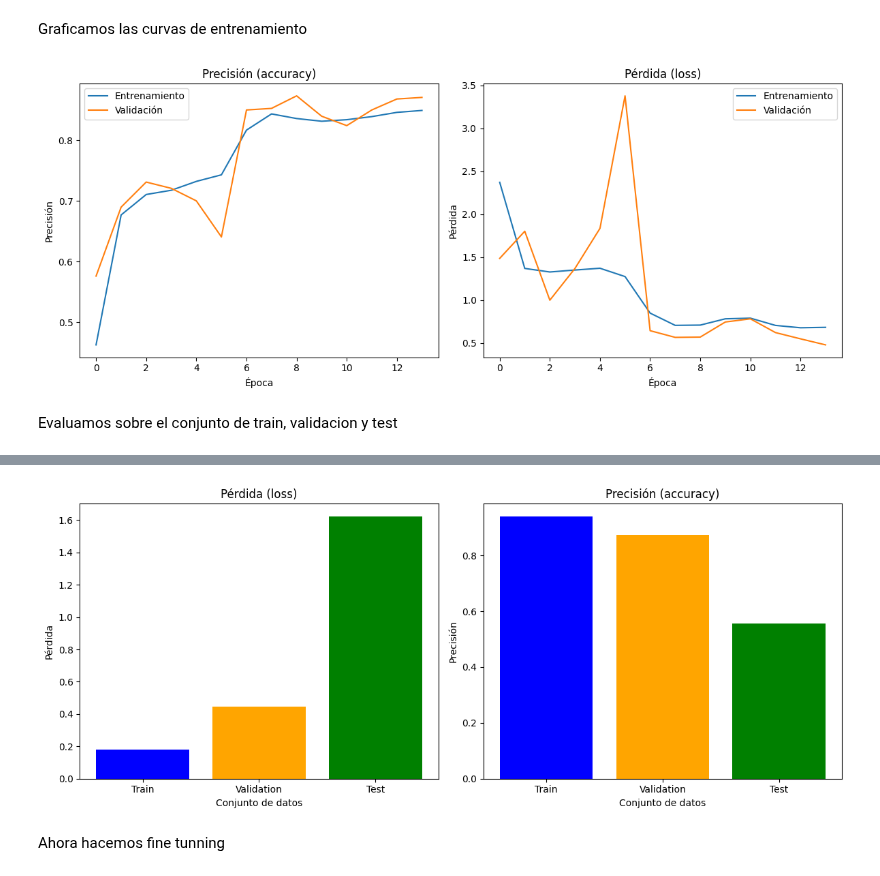
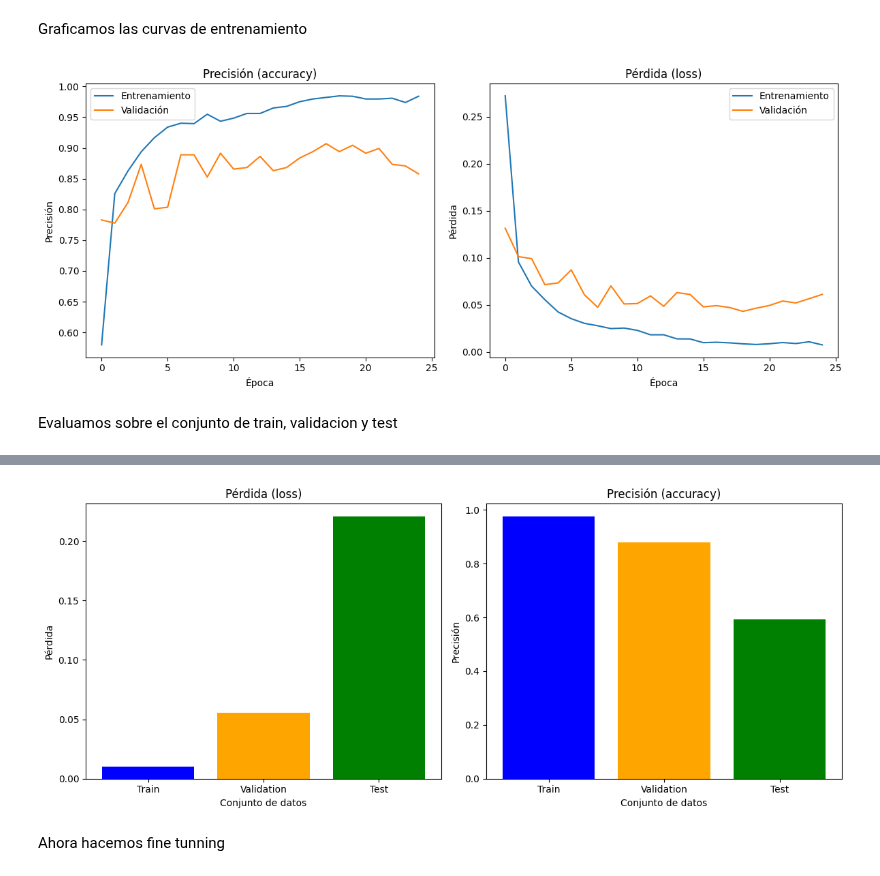
Before and after one commit to DonBerge/IIA-TPS, a Jupyter notebook: TP-FINAL/intento3.ipynb, the cells around one changed output, grey strips where cells are left out. Saved outputs shown, nothing was run; the diff lists cells and outputs as text; code cells hidden in the pictures.

```diff
--- a/TP-FINAL/intento3.ipynb
+++ b/TP-FINAL/intento3.ipynb
@@ -11,11 +11,13 @@ import os
 all_classes = [ d for d in os.listdir('dataset/train') if os.path.isdir(os.path.join('dataset/train', d)) ]
 
 # Solo usamos estas clases por ahora
-used_classes = ['bird', 'boar', 'dog', 'dragon', 'hare', 'horse', 'monkey', 'ox', 'ram', 'rat', 'snake', 'tiger']
+used_classes = ['bird', 'monkey', 'boar', 'tiger', 'rat', 'ram', 'dog', 'horse', 'hare', 'ox', 'dragon', 'snake']
 
 assert all(c in all_classes for c in used_classes), "Some used classes are not present in the dataset/train directory."
 
-IMAGE_SIZE = 450
+IMAGE_SIZE = 300
+
+BATCH_SIZE = 16
 
 gen = ImageDataGenerator(
     validation_split=0.2,
@@ -30,7 +32,7 @@ gen = ImageDataGenerator(
 train_dataset = gen.flow_from_directory(
     'dataset/train',
     target_size=(IMAGE_SIZE, IMAGE_SIZE),
-    batch_size=10,
+    batch_size=BATCH_SIZE,
     classes=used_classes,
     class_mode='categorical',
     subset='training',
@@ -39,7 +41,7 @@ train_dataset = gen.flow_from_directory(
 validation_dataset = gen.flow_from_directory(
     'dataset/train',
     target_size=(IMAGE_SIZE, IMAGE_SIZE),
-    batch_size=10,
+    batch_size=BATCH_SIZE,
     classes=used_classes,
     class_mode='categorical',
     subset='validation',
@@ -81,7 +83,6 @@ model = keras.Sequential([
     scale_layer,
     base_model,
     keras.layers.GlobalAveragePooling2D(),
-    keras.layers.Dropout(0.5), # Regularizacion
     keras.layers.Dense(len(used_classes), activation='softmax') # esta capa clasifica las clases
 ])
 
@@ -111,12 +110,11 @@ Model: "sequential"
 # %% [markdown]
 Entrenamos
 # %%
-epochs = 50
-init_learning_rate = 1e-2
+epochs = 25
 
 model.compile(
-    optimizer=keras.optimizers.Adam(learning_rate=init_learning_rate),
-    loss='categorical_crossentropy',
+    optimizer=keras.optimizers.Adam(learning_rate=1e-3),
+    loss=keras.losses.CategoricalFocalCrossentropy(),#'categorical_crossentropy',
     metrics=['accuracy']
 )
 
@@ -129,17 +127,17 @@ checkpoint_cb = keras.callbacks.ModelCheckpoint(
     mode='max'
 )
 early_stopping_cb = keras.callbacks.EarlyStopping(
-    patience=5,
+    patience=15,
     monitor='val_accuracy',
     mode='max',
     restore_best_weights=True
 )
 reduce_lr_cb = keras.callbacks.ReduceLROnPlateau(
     factor=0.1,
-    patience=3,
+    patience=5,
     monitor='val_accuracy',
     mode='max',
-    min_lr=1e-6
+    min_lr=1e-7
 )
 
 # Entrenamos el modelo
@@ -197,7 +195,7 @@ plt.legend()
 plt.tight_layout()
 plt.show()
 # %% [output]
-[figure, old version]
+[figure, new version]
 # %% [markdown]
 Evaluamos sobre el conjunto de train, validacion y test
 # %%
@@ -206,7 +204,7 @@ test_dataset = ImageDataGenerator()
 test_dataset = test_dataset.flow_from_directory(
     'dataset/test',
     target_size=(IMAGE_SIZE, IMAGE_SIZE),
-    batch_size=10,
+    batch_size=32,
     classes=used_classes,
     class_mode='categorical',
 )
@@ -242,4 +240,4 @@ Found 81 images belonging to 12 classes.
-[figure, old version]
+[figure, new version]
 # %% [markdown]
 Ahora hacemos fine tunning
 # %%
```
Also changed, not shown: parts of 8 cells of this notebook, 6 other files.
